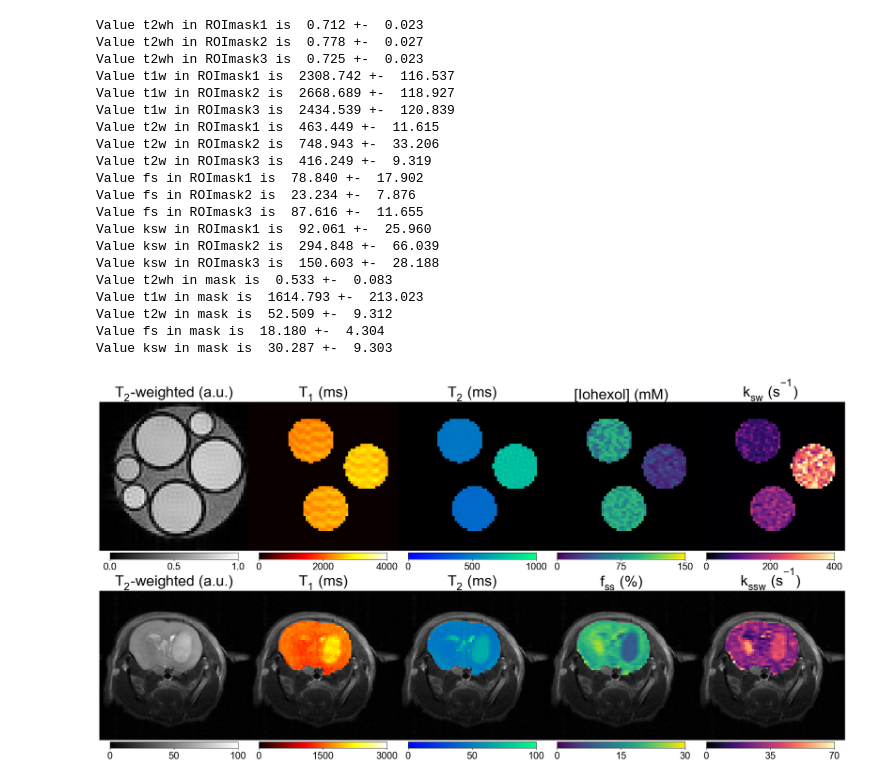
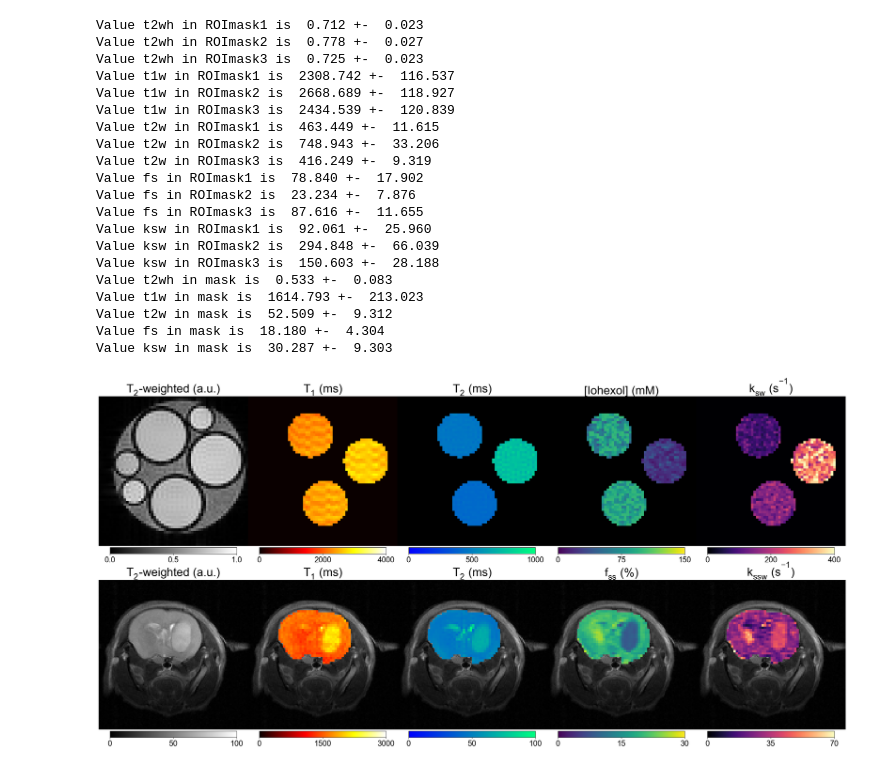
Before and after one commit to momentum-laboratory/molecular-mrf, a Jupyter notebook: sequential_nn_example/visualization.ipynb, the cells around one changed output. Drawn from its saved outputs; the diff is of its cells as text; code cells hidden in the pictures.

```diff
--- a/sequential_nn_example/visualization.ipynb
+++ b/sequential_nn_example/visualization.ipynb
@@ -107,33 +107,34 @@ for idx, (qm_fn, mask_fn) in enumerate(zip(quant_maps_fn, masks_fn)):
                 ax.imshow(img)
             else:
                 ax.imshow(vals, cmap=color_map)
         else:
             for k, v in masks.items():
                 if 'ROImask' in k:
                     print(f'Value {key} in {k} is {np.mean(vals[v>0]) : .3f} +- {np.std(vals[v>0]) : .3f}')
 
-plt.subplots_adjust(wspace=0.0, hspace=0.12)  # Remove spacing between subplots
-# plt.tight_layout()
+plt.tight_layout()
+plt.subplots_adjust(wspace=0.0, hspace=0.1)  # Remove spacing between subplots
+
 plt.savefig(fig_fn, format='eps')
 # %% [output]
 Value t2wh in ROImask1 is  0.712 +-  0.023
 Value t2wh in ROImask2 is  0.778 +-  0.027
 Value t2wh in ROImask3 is  0.725 +-  0.023
 Value t1w in ROImask1 is  2308.742 +-  116.537
 Value t1w in ROImask2 is  2668.689 +-  118.927
 Value t1w in ROImask3 is  2434.539 +-  120.839
 Value t2w in ROImask1 is  463.449 +-  11.615
 Value t2w in ROImask2 is  748.943 +-  33.206
 Value t2w in ROImask3 is  416.249 +-  9.319
 Value fs in ROImask1 is  78.840 +-  17.902
 Value fs in ROImask2 is  23.234 +-  7.876
 Value fs in ROImask3 is  87.616 +-  11.655
 Value ksw in ROImask1 is  92.061 +-  25.960
 Value ksw in ROImask2 is  294.848 +-  66.039
 Value ksw in ROImask3 is  150.603 +-  28.188
 Value t2wh in mask is  0.533 +-  0.083
 Value t1w in mask is  1614.793 +-  213.023
 Value t2w in mask is  52.509 +-  9.312
 Value fs in mask is  18.180 +-  4.304
 Value ksw in mask is  30.287 +-  9.303
-[figure, old version]
+[figure, new version]
```
Also changed, not shown: 4 other files.
